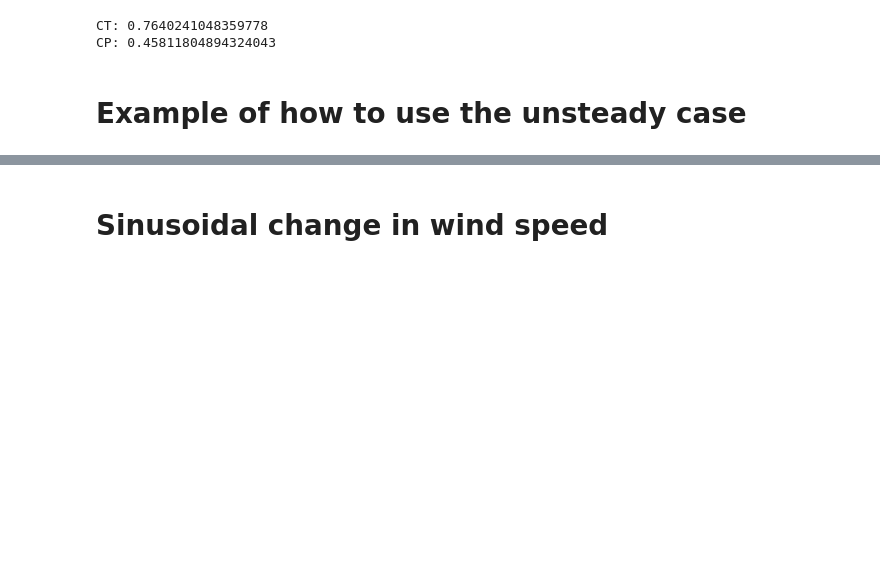
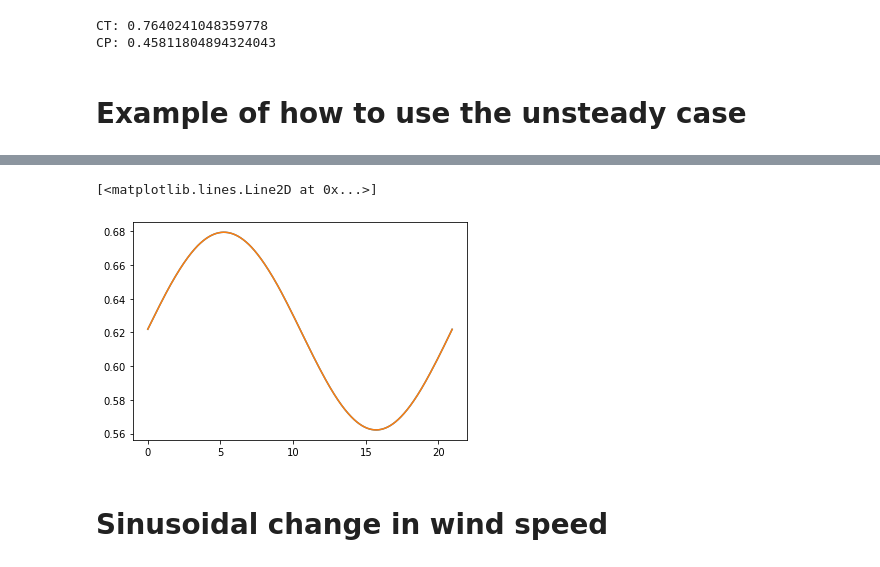
Before and after one commit to olafnekeman/wind_turbine_aeroelasticity, a Jupyter notebook: Assignment 2/example_function_use_Case_B.ipynb, the cells around one changed output, grey strips where cells are left out. Cells and saved outputs as stored; diff of their text form; code cells hidden in the pictures; blank space fills up the shorter version.

```diff
--- a/Assignment 2/example_function_use_Case_B.ipynb
+++ b/Assignment 2/example_function_use_Case_B.ipynb
@@ -48,7 +466,7 @@ CP: 0.45811804894324043
 # %%
 # define flow conditions
 Uinf = 10 # unperturbed wind speed in m/s
-TSR = 10 # tip speed ratio
+TSR = 8 # tip speed ratio
 Radius = 50 #radius of the rotor
 N_blade_sec = 30  #number of blade sections of one rotor blade
 NBlades = 3 #number of blades
@@ -478,3 +516,17 @@ fig_CP.savefig('Case_B1/CP_{}.png'.format(U_step),bbox_inches = 'tight')
+# %%
+omega_r_uinf = 0.3
+CT0_s = 0.2
+Delta_CT = 0.7
+time = np.arange(0, 2*np.pi/omega_r_uinf, 0.01)
+CT_time_s = CT0_s+Delta_CT*np.sin(omega_r_uinf*time)
+
+pitch = B_unsteady.find_pitch(CT_time_s)
+dpitch = np.gradient(pitch, time)
+plt.plot(time, pitch)
+plt.plot(time, pitch)
+# %% [output]
+[<matplotlib.lines.Line2D at 0x...>]
+[figure, added]
 # %% [markdown]
 # Sinusoidal change in wind speed
 # %%
```
Also changed, not shown: parts of 17 cells of this notebook, 45 other files.
